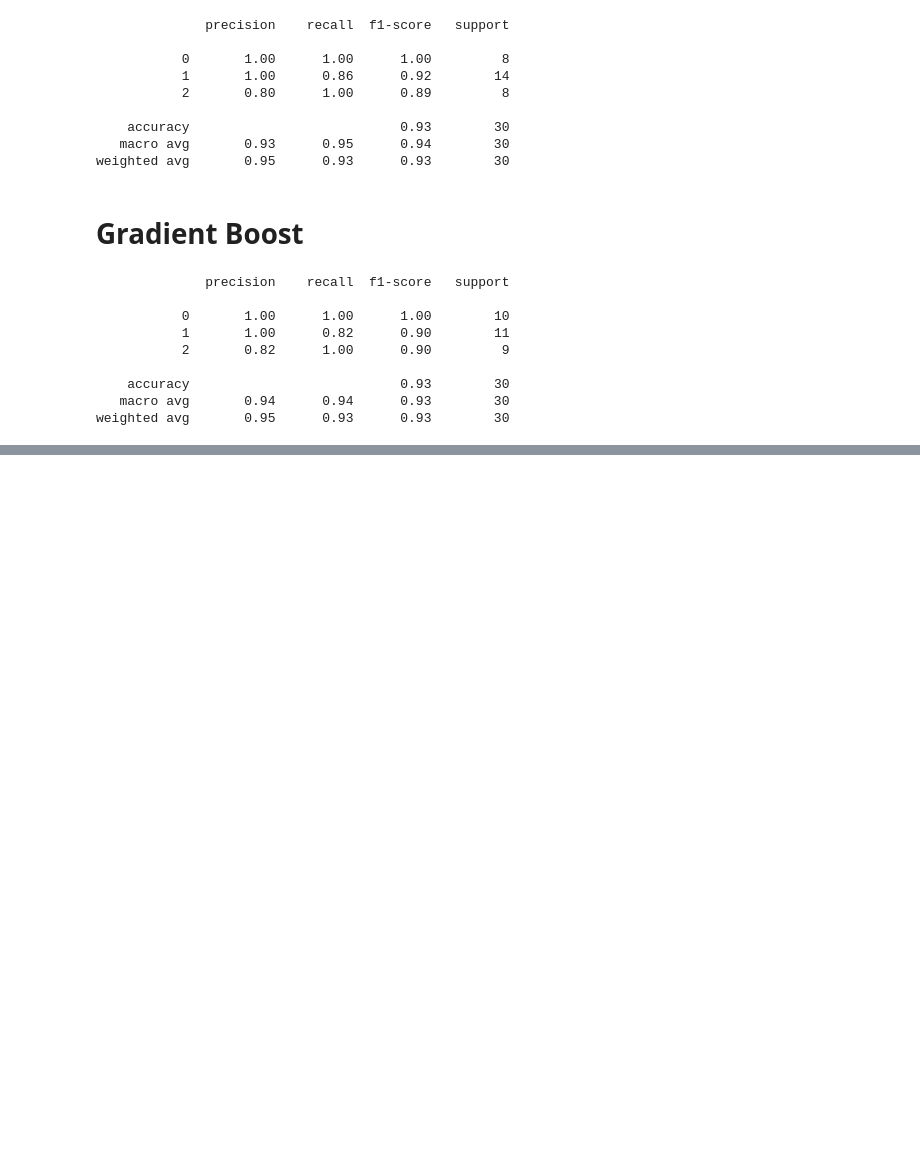
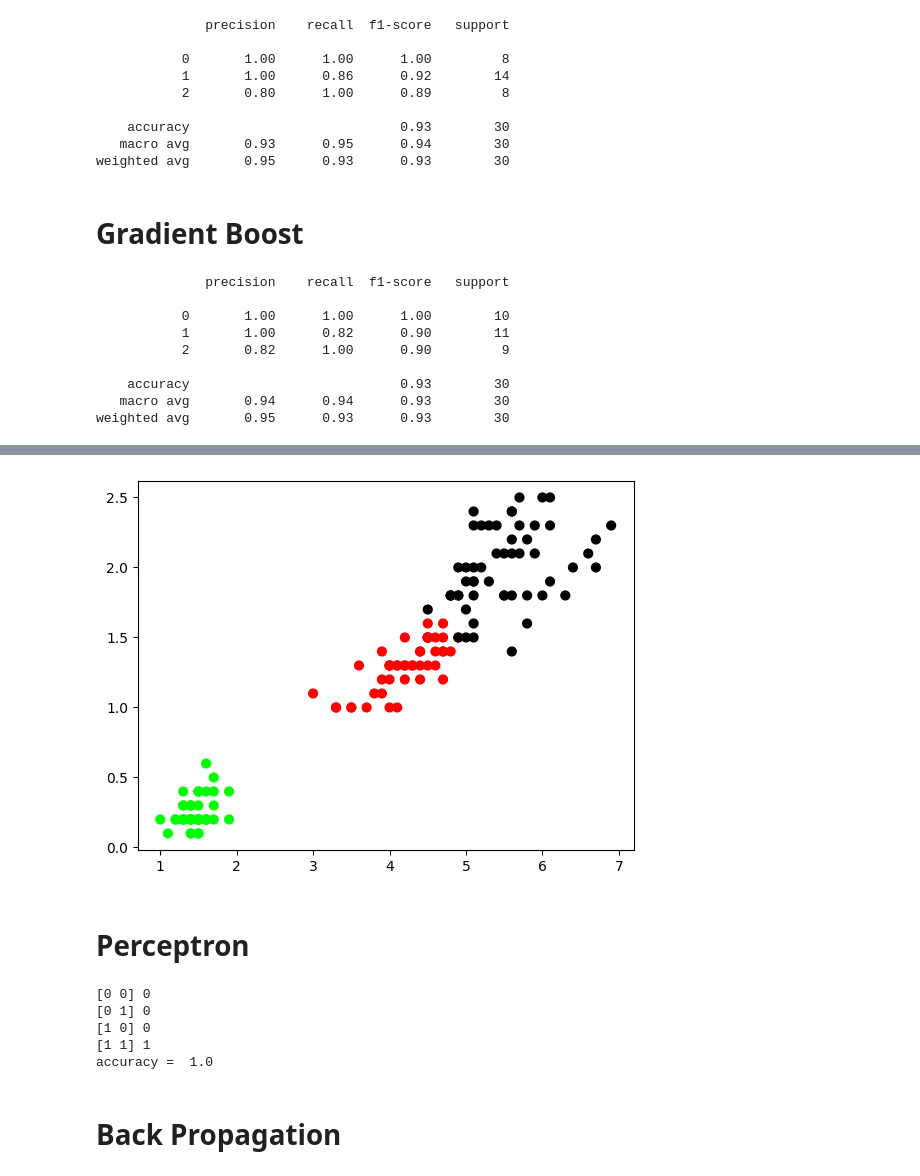
Before and after one commit to MohitMahajan03/6th-SEM, a Jupyter notebook: AI-ML/Lab stuff/practice.ipynb, the cells around one changed output, grey strips where cells are left out. Cells and saved outputs as stored; diff of their text form; code cells hidden in the pictures; blank space fills up the shorter version.

```diff
--- a/AI-ML/Lab stuff/practice.ipynb
+++ b/AI-ML/Lab stuff/practice.ipynb
@@ -288,0 +373,59 @@ weighted avg       0.95      0.93      0.93        30
+# %%
+plt.scatter(x.Petal_Length, x.Petal_Width, c = color[gmm_y], s = 40)
+plt.show()
+# %% [output]
+[figure, added]
+# %% [markdown]
+# Perceptron
+# %%
+import numpy as np
+def act_func(x, thresh = 0):
+    return 1 if x > thresh else 0
+
+def predict(inputs, weights, bias):
+    sums = np.dot(inputs, weights) + bias
+    return act_func(sums)
+
+def error(labels, predicted):
+    return labels - predicted
+
+def training(training_inputs, labels, num_epochs = 1000, learning_rate = 0.01):
+    num = len(training_inputs[0])
+    weights = np.random.rand(num)
+    bias = np.random.rand()
+
+    for epoch in range(num_epochs):
+        for inputs, label in zip(training_inputs, labels):
+            predicted = predict(inputs, weights, bias)
+            err = error(label, predicted)
+
+            weights += learning_rate * err * inputs
+            bias += learning_rate * err
+
+    return weights, bias
+
+def accuracy(labels, predicted):
+    return np.mean(predicted == labels)
+
+
+# main
+
+training_inputs = np.array([[0, 0], [0, 1], [1, 0], [1, 1]])
+labels = np.array([0, 0, 0, 1])
+
+weights, bias = training(training_inputs, labels)
+
+testing_inputs = np.array([[0, 0], [0, 1], [1, 0], [1, 1]])
+prediction = [predict(inputs, weights, bias) for inputs in testing_inputs]
+for inputs, label in zip(testing_inputs, prediction):
+    print(inputs, label)
+
+print("accuracy = ", accuracy(labels, prediction))
+# %% [output]
+[0 0] 0
+[0 1] 0
+[1 0] 0
+[1 1] 1
+accuracy =  1.0
+# %% [markdown]
+# Back Propagation
```
Also changed, not shown: parts of 26 cells of this notebook, 2 other files.
